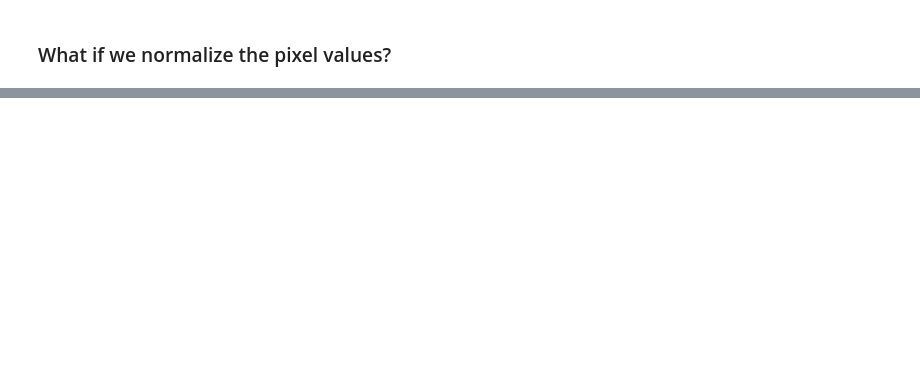
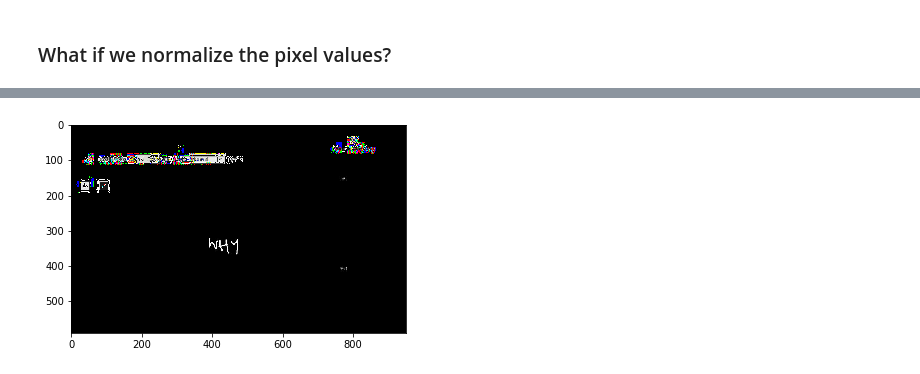
Before and after one commit to frankzl/machine-vision-algorithms, a Jupyter notebook: 01-Basics-Gimmicks.ipynb, the cells around one changed output, grey strips where cells are left out. Drawn from its saved outputs; the diff is of its cells as text; code cells hidden in the pictures; blank space fills up the shorter version.

```diff
--- a/01-Basics-Gimmicks.ipynb
+++ b/01-Basics-Gimmicks.ipynb
@@ -150,0 +120,4 @@ img.shape
+# %%
+rd.show_img(img2 - img)
+# %% [output]
+[figure, added]
```
Also changed, not shown: parts of 8 cells of this notebook, 2 other files.
